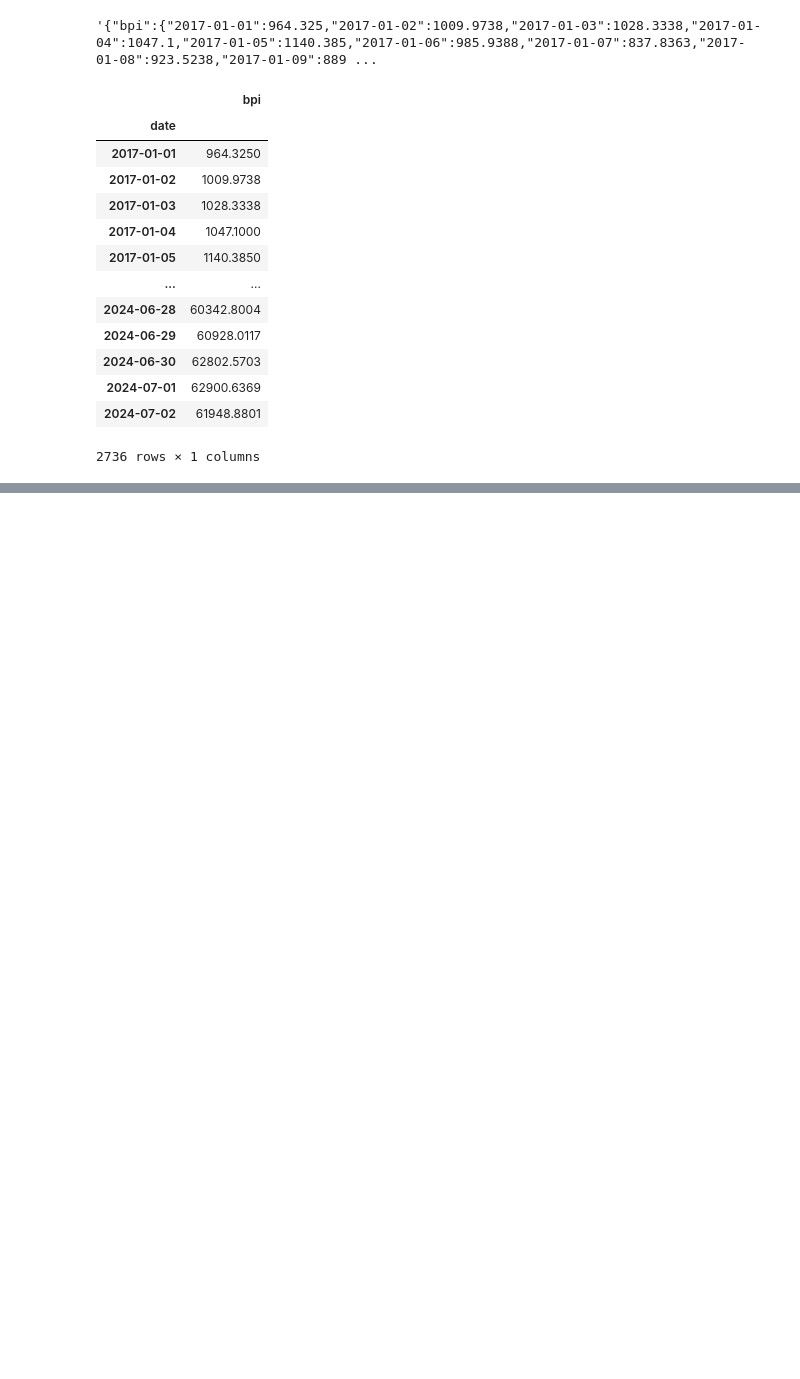
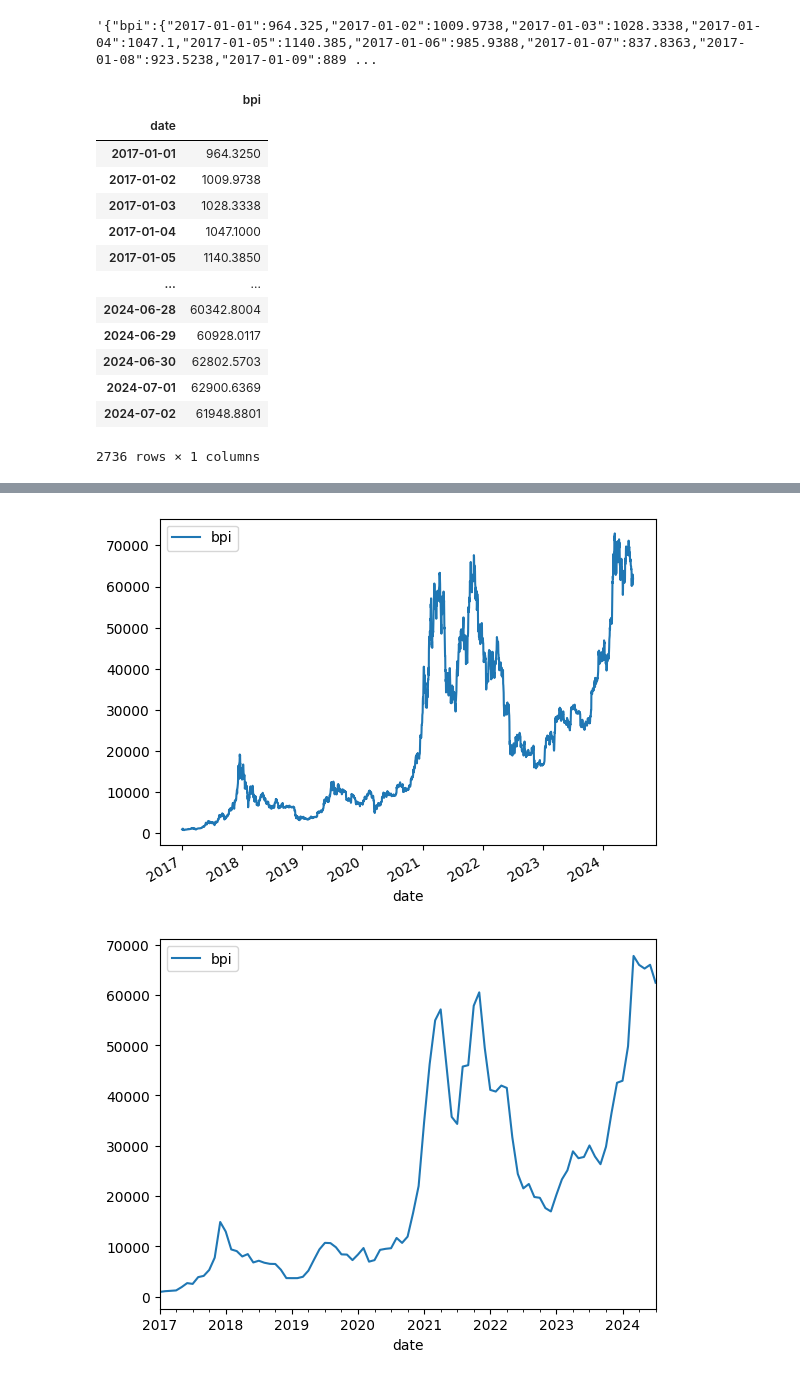
Before and after one commit to Aifedayo/Time-Series-Forecasting, a Jupyter notebook: src/notebook/time_series_functions.ipynb, the cells around one changed output, grey strips where cells are left out. Saved outputs shown, nothing was run; the diff lists cells and outputs as text; code cells hidden in the pictures; blank space fills up the shorter version.

```diff
--- a/src/notebook/time_series_functions.ipynb
+++ b/src/notebook/time_series_functions.ipynb
@@ -40,0 +71,6 @@ data
+# %%
+data.plot()
+data.resample('ME').mean().plot();
+# %% [output]
+[figure, added]
+[figure, added]
```
Also changed, not shown: parts of 18 cells of this notebook, 1 other file.
